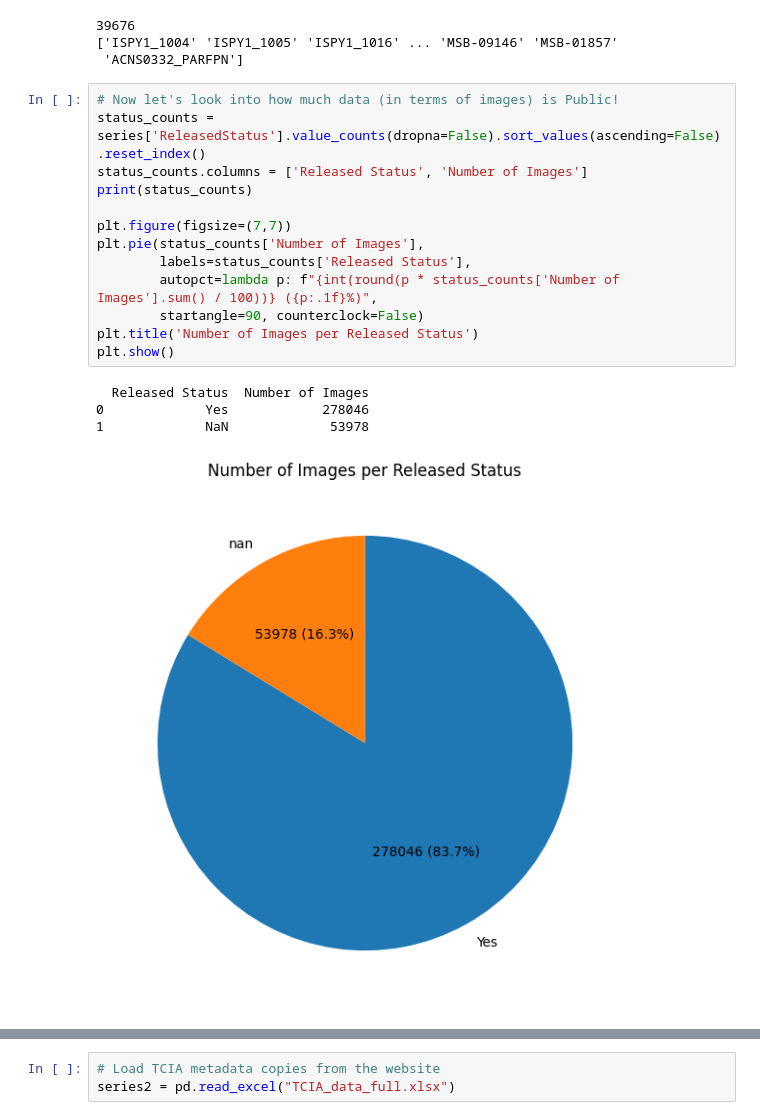
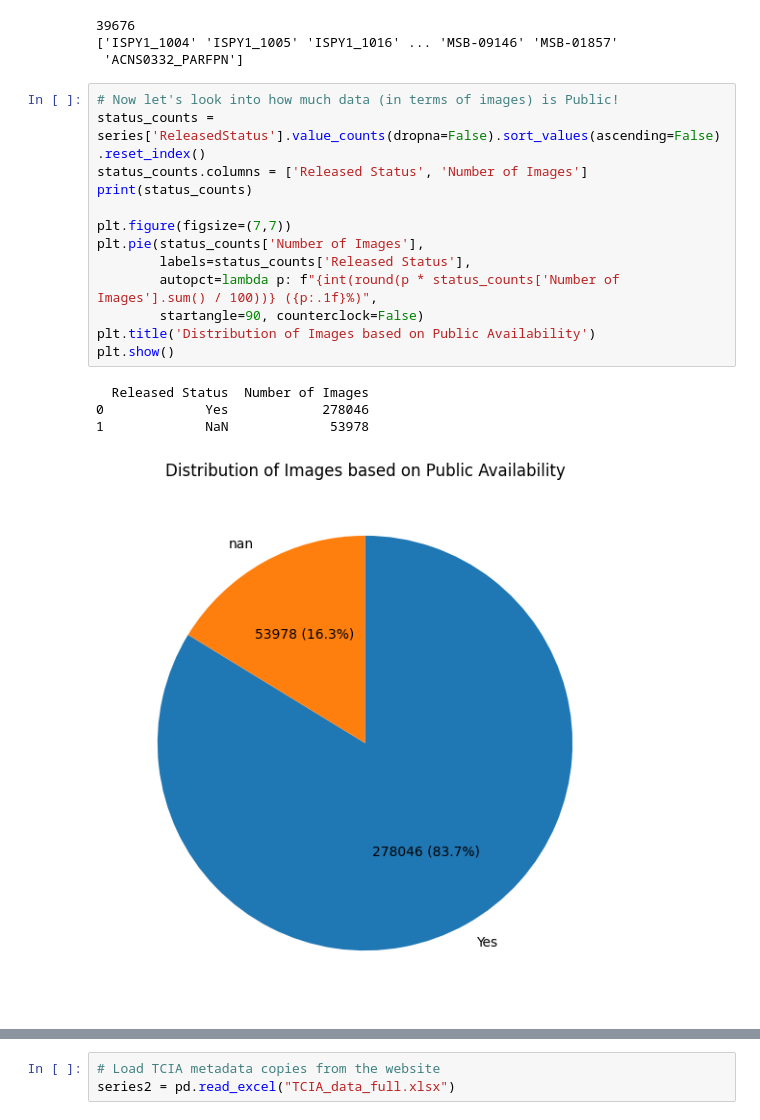
Before and after one commit to TrigosTeam/ImageOmics-Foundation-Model, a Jupyter notebook: TCIA_data_filtering.ipynb, the cells around one changed output, grey strips where cells are left out. Drawn from its saved outputs; the diff is of its cells as text.

```diff
--- a/TCIA_data_filtering.ipynb
+++ b/TCIA_data_filtering.ipynb
@@ -348,21 +348,21 @@ df.to_excel('TCIA_unique_patientIDs.xlsx', index=False, header=False)
 # %%
 # Now let's look into how much data (in terms of images) is Public!
 status_counts = series['ReleasedStatus'].value_counts(dropna=False).sort_values(ascending=False).reset_index()
 status_counts.columns = ['Released Status', 'Number of Images']
 print(status_counts)
 
 plt.figure(figsize=(7,7))
 plt.pie(status_counts['Number of Images'],
         labels=status_counts['Released Status'],
         autopct=lambda p: f"{int(round(p * status_counts['Number of Images'].sum() / 100))} ({p:.1f}%)",
         startangle=90, counterclock=False)
-plt.title('Number of Images per Released Status')
+plt.title('Distribution of Images based on Public Availability')
 plt.show()
 # %% [output]
   Released Status  Number of Images
 0             Yes            278046
 1             NaN             53978
-[figure, old version]
+[figure, new version]
 # %%
 # Now let's look into how much data (in terms of patients) is Public!
 def categorize_status(x):
```
Also changed, not shown: parts of 3 cells of this notebook, 1 other file.
